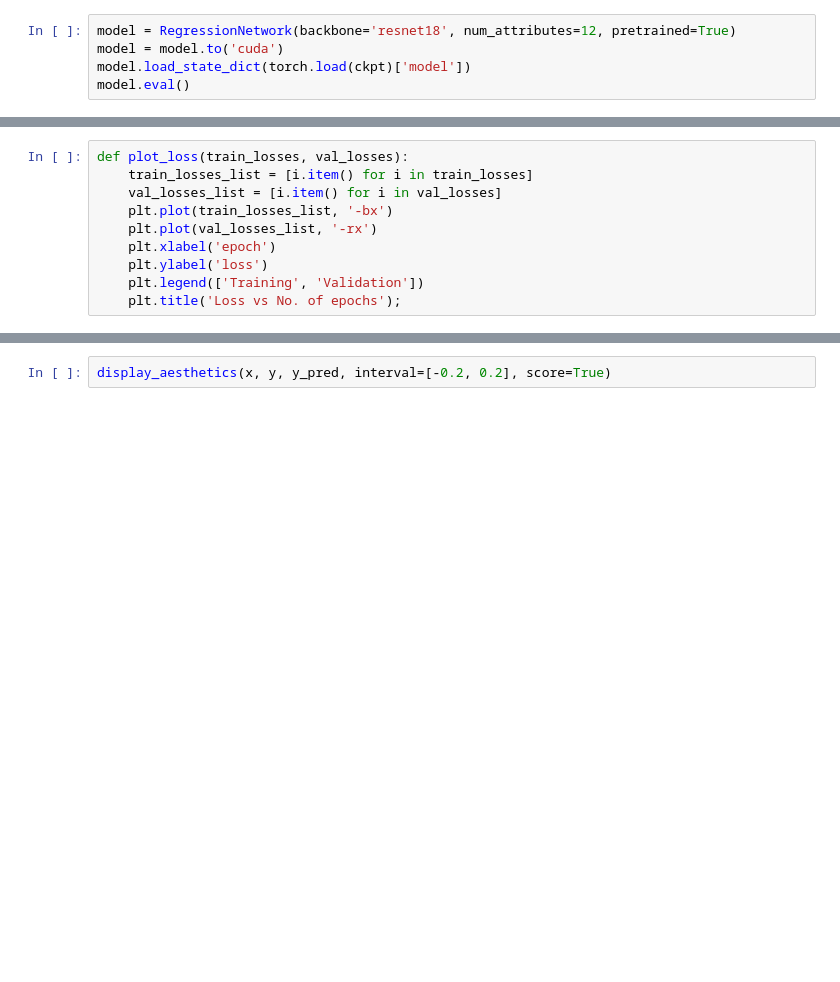
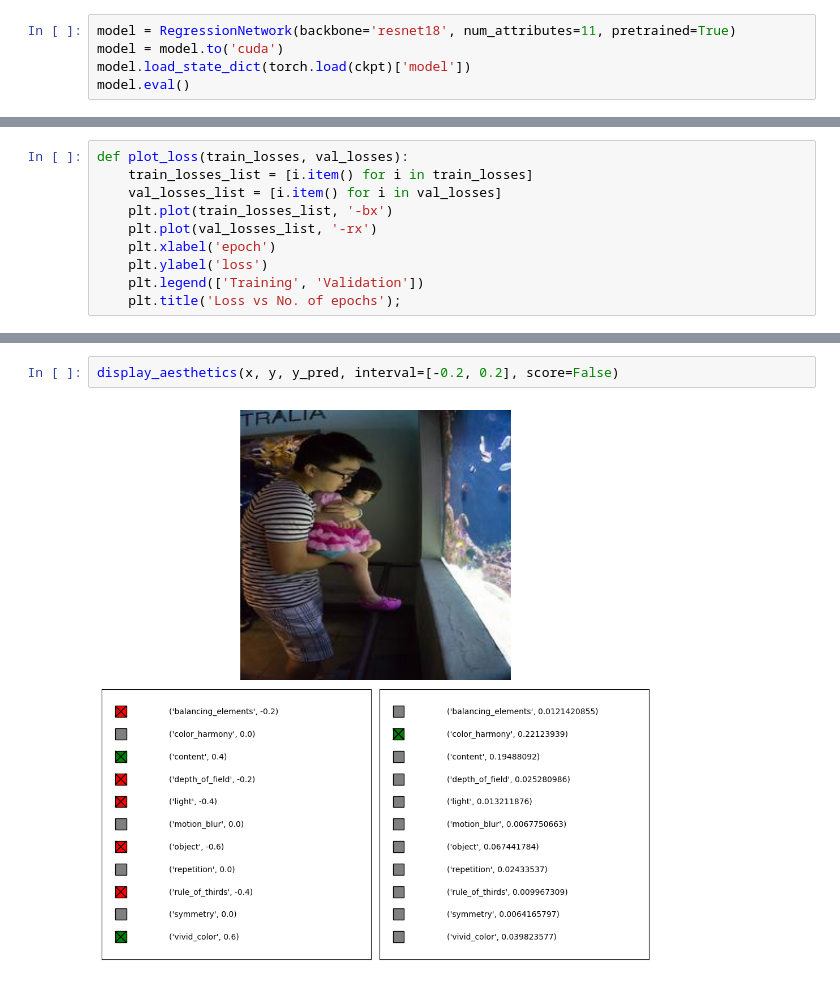
Before and after one commit to PetreBogdan/ImageAestheticGANs, a Jupyter notebook: ImageAestheticsGANs/experiment_notebooks/AADB_image_aesthetics_regression.ipynb, the cells around one changed output, grey strips where cells are left out. Drawn from its saved outputs; the diff is of its cells as text; blank space fills up the shorter version.

```diff
--- a/ImageAestheticsGANs/experiment_notebooks/AADB_image_aesthetics_regression.ipynb
+++ b/ImageAestheticsGANs/experiment_notebooks/AADB_image_aesthetics_regression.ipynb
@@ -204,5 +208,5 @@ ckpt = 'F:\Projects\Disertatie\ImageAestheticsGANs\classifier_ckpt_2\AADB_epoch_
 # %%
-model = RegressionNetwork(backbone='resnet18', num_attributes=12, pretrained=True)
+model = RegressionNetwork(backbone='resnet18', num_attributes=11, pretrained=True)
 model = model.to('cuda')
 model.load_state_dict(torch.load(ckpt)['model'])
 model.eval()
@@ -275,2 +277,4 @@ NameError: name 'random' is not defined
 # %%
-display_aesthetics(x, y, y_pred, interval=[-0.2, 0.2], score=True)
+display_aesthetics(x, y, y_pred, interval=[-0.2, 0.2], score=False)
+# %% [output]
+[figure, added]
```
Also changed, not shown: parts of 14 cells of this notebook, 16 other files.
